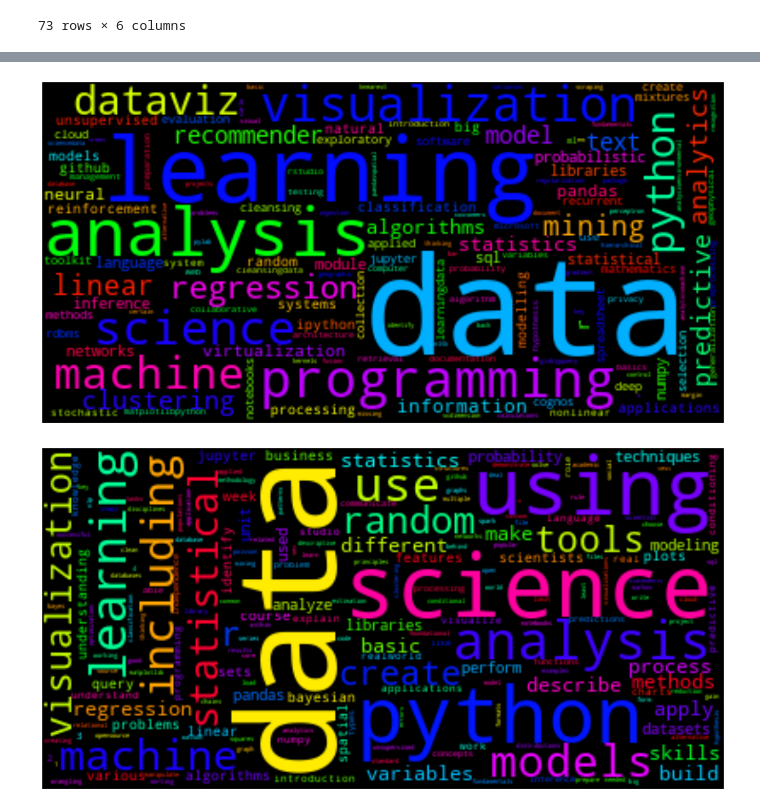
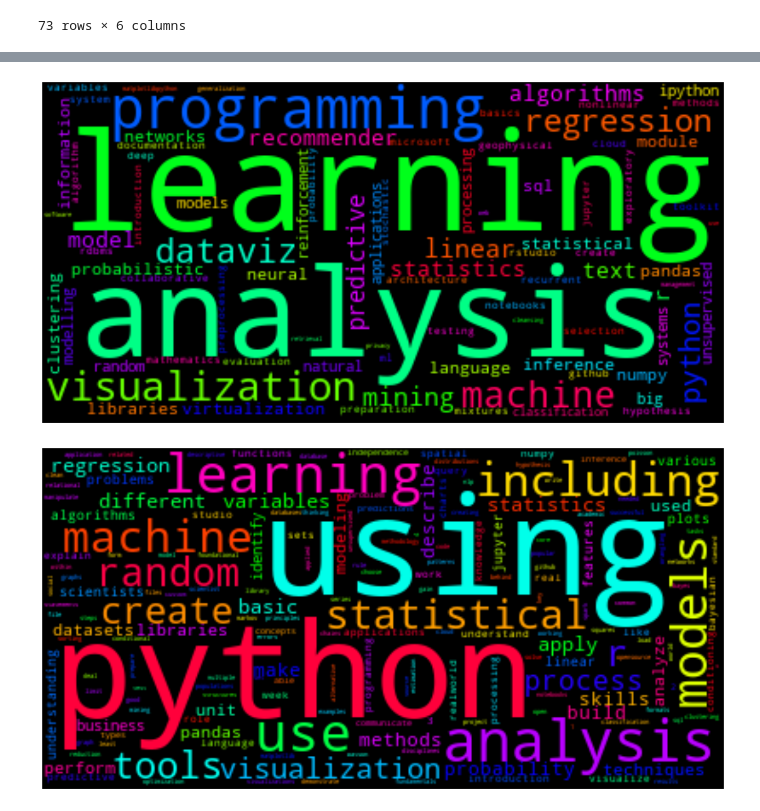
Before and after one commit to Chengalex96/MIE1624-GroupProject, a Jupyter notebook: Part2_RedesignMasterProgram/Online Education/MIE1624_Coursera_and_EdX.ipynb, the cells around one changed output, grey strips where cells are left out. Saved outputs shown, nothing was run; the diff lists cells and outputs as text; code cells hidden in the pictures.

```diff
--- a/Part2_RedesignMasterProgram/Online Education/MIE1624_Coursera_and_EdX.ipynb
+++ b/Part2_RedesignMasterProgram/Online Education/MIE1624_Coursera_and_EdX.ipynb
@@ -54,6 +60,7 @@ stop = stopwords.words('english')
 df_clean['Course Description'] = df_clean['Course Description'].apply(lambda x: ' '.join([item for item in x.split() if item not in stop]))
 df_clean['Topics'] = df_clean['Topics'].apply(lambda x: ' '.join([item for item in x.split() if item not in stop]))
 df_clean['Skills'] = df_clean['Skills'].apply(lambda x: ' '.join([item for item in x.split() if item not in stop]))
+df_clean['Course Name'] = df_clean['Course Name'].apply(lambda x: ' '.join([item for item in x.split() if item not in stop]))
 # %%
 df_clean
 # %% [output]
@@ -130,3 +141,6 @@ custom_stop_words = [
+# %%
+custom_stop_words = [
+   'data', 'science', 'analytics', 'course']
 # %%
 for word in custom_stop_words:
     if word not in stop:
@@ -137,6 +151,7 @@ for word in custom_stop_words:
 df_clean['Course Description'] = df_clean['Course Description'].apply(lambda x: ' '.join([item for item in x.split() if item not in stop]))
 df_clean['Topics'] = df_clean['Topics'].apply(lambda x: ' '.join([item for item in x.split() if item not in stop]))
 df_clean['Skills'] = df_clean['Skills'].apply(lambda x: ' '.join([item for item in x.split() if item not in stop]))
+df_clean['Course Name'] = df_clean['Course Name'].apply(lambda x: ' '.join([item for item in x.split() if item not in stop]))
 # %%
 # checking for common words
 word_freq_generic = pd.Series(''.join(df_clean['Course Description']).split()).value_counts()
@@ -162 +177,4 @@ courses            23
 dtype: int64
+# %%
+# checking for common words
+word_freq_generic_t = pd.Series(''.join(df_clean['Topics']).split()).value_counts()
@@ -263,16 +351,16 @@ plt.show()
 # %%
-cloud = WordCloud(max_font_size=80,colormap="hsv").generate_from_frequencies(word_freq_generic_skills)
+cloud = WordCloud(max_font_size=80,colormap="hsv").generate_from_frequencies(word_freq_generic_s)
 plt.figure(figsize=(20,12))
 plt.imshow(cloud, interpolation='bilinear')
 plt.axis('off')
 plt.show()
 # %% [output]
-[figure, old version]
+[figure, new version]
 # %%
-cloud = WordCloud(max_font_size=80,colormap="hsv").generate_from_frequencies(word_freq_generic_topics)
+cloud = WordCloud(max_font_size=80,colormap="hsv").generate_from_frequencies(word_freq_generic_t)
 plt.figure(figsize=(20,12))
 plt.imshow(cloud, interpolation='bilinear')
 plt.axis('off')
 plt.show()
 # %% [output]
-[figure, old version]
+[figure, new version]
```
Also changed, not shown: parts of 26 cells of this notebook.
